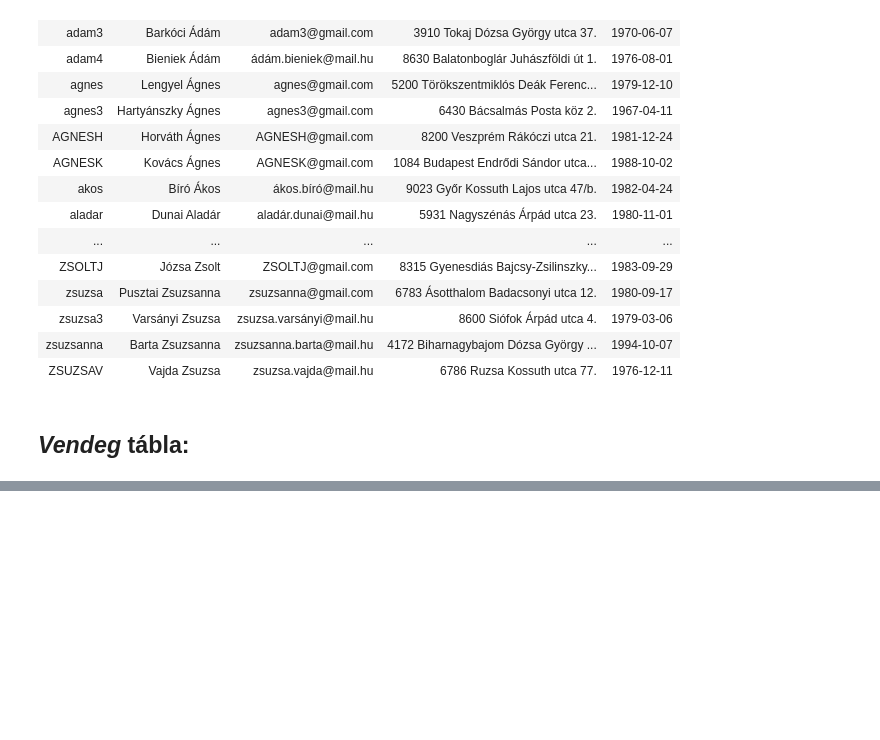
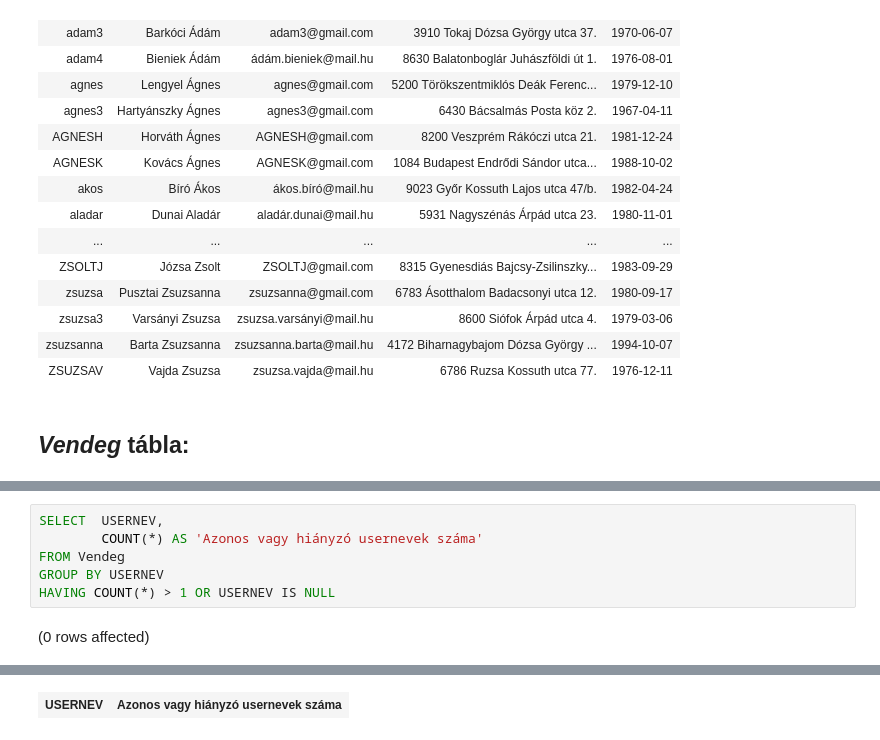
Before and after one commit to varadikitti/sqlgyak03, a Jupyter notebook: homework1.ipynb, the cells around one changed output, grey strips where cells are left out. Saved outputs shown, nothing was run; the diff lists cells and outputs as text; blank space fills up the shorter version.

```diff
--- a/homework1.ipynb
+++ b/homework1.ipynb
@@ -145,0 +134,8 @@ Total execution time: 00:00:00
+# %%
+SELECT  USERNEV,
+        COUNT(*) AS 'Azonos vagy hiányzó usernevek száma'
+FROM Vendeg
+GROUP BY USERNEV
+HAVING COUNT(*) > 1 OR USERNEV IS NULL
+# %% [output]
+(0 rows affected)
@@ -145,0 +143 @@ Total execution time: 00:00:00
+| USERNEV | Azonos vagy hiányzó usernevek száma |
```
Also changed, not shown: parts of 14 cells of this notebook.
